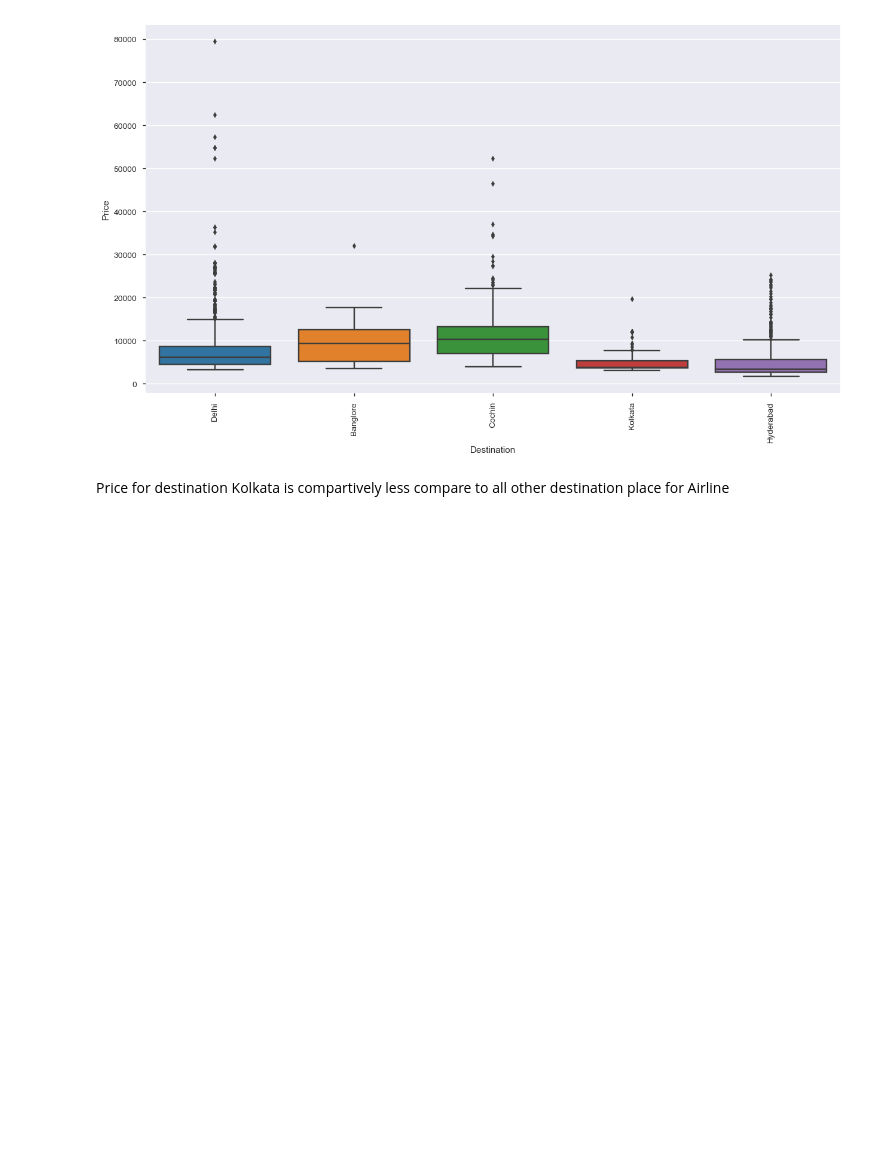
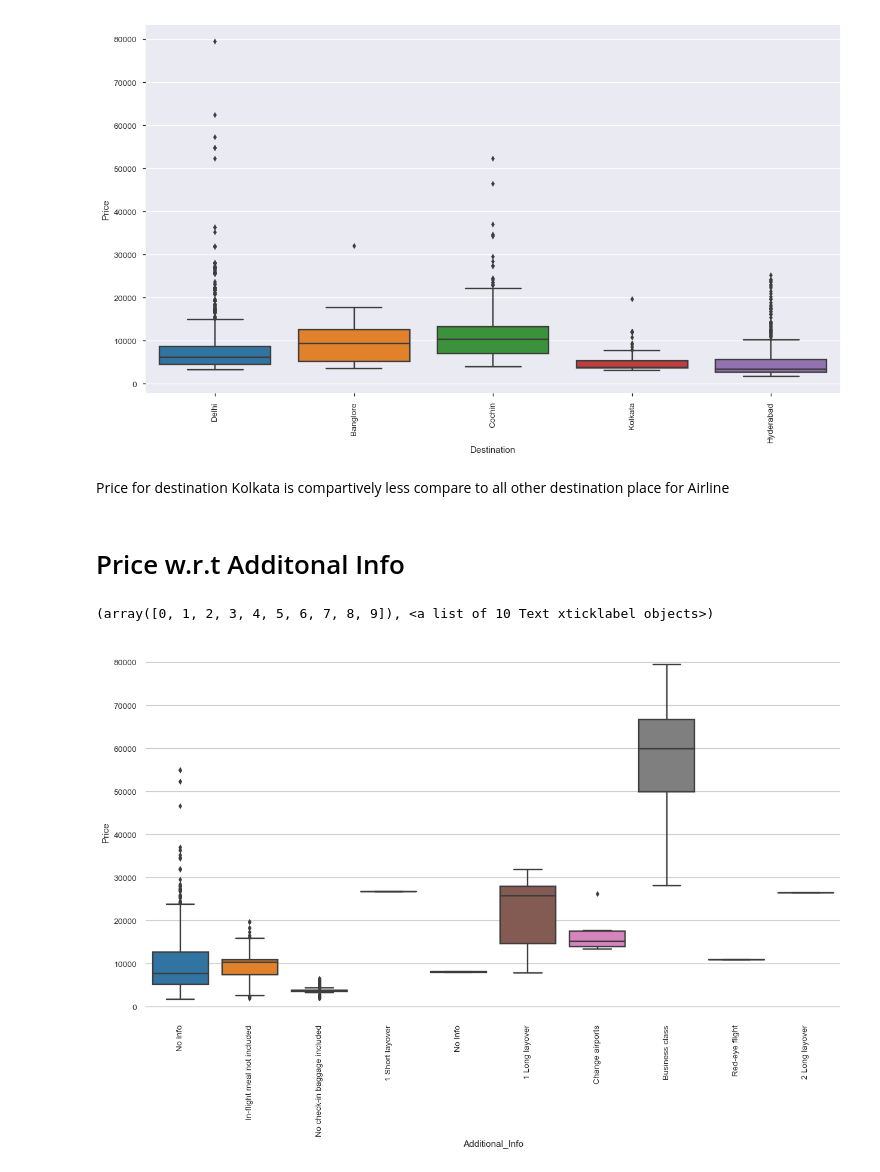
Before and after one commit to shashi29/Flight-price-prediction, a Jupyter notebook: Flight.ipynb, the cells around one changed output. Cells and saved outputs as stored; diff of their text form; code cells hidden in the pictures; blank space fills up the shorter version.

Commit message:
Exploratory data analysis

```diff
--- a/Flight.ipynb
+++ b/Flight.ipynb
@@ -148,3 +148,12 @@ plt.xticks(rotation=90)
 [figure]
 # %% [markdown]
 Price for destination Kolkata is compartively less compare to all other destination place for Airline
+# %% [markdown]
+# Price w.r.t Additonal Info
+# %%
+plt.figure(figsize=(15,8))
+l1 = sns.boxplot(x='Additional_Info',y='Price',data=train)
+plt.xticks(rotation=90)
+# %% [output]
+(array([0, 1, 2, 3, 4, 5, 6, 7, 8, 9]), <a list of 10 Text xticklabel objects>)
+[figure, added]
```
Also changed, not shown: parts of 6 cells of this notebook.
